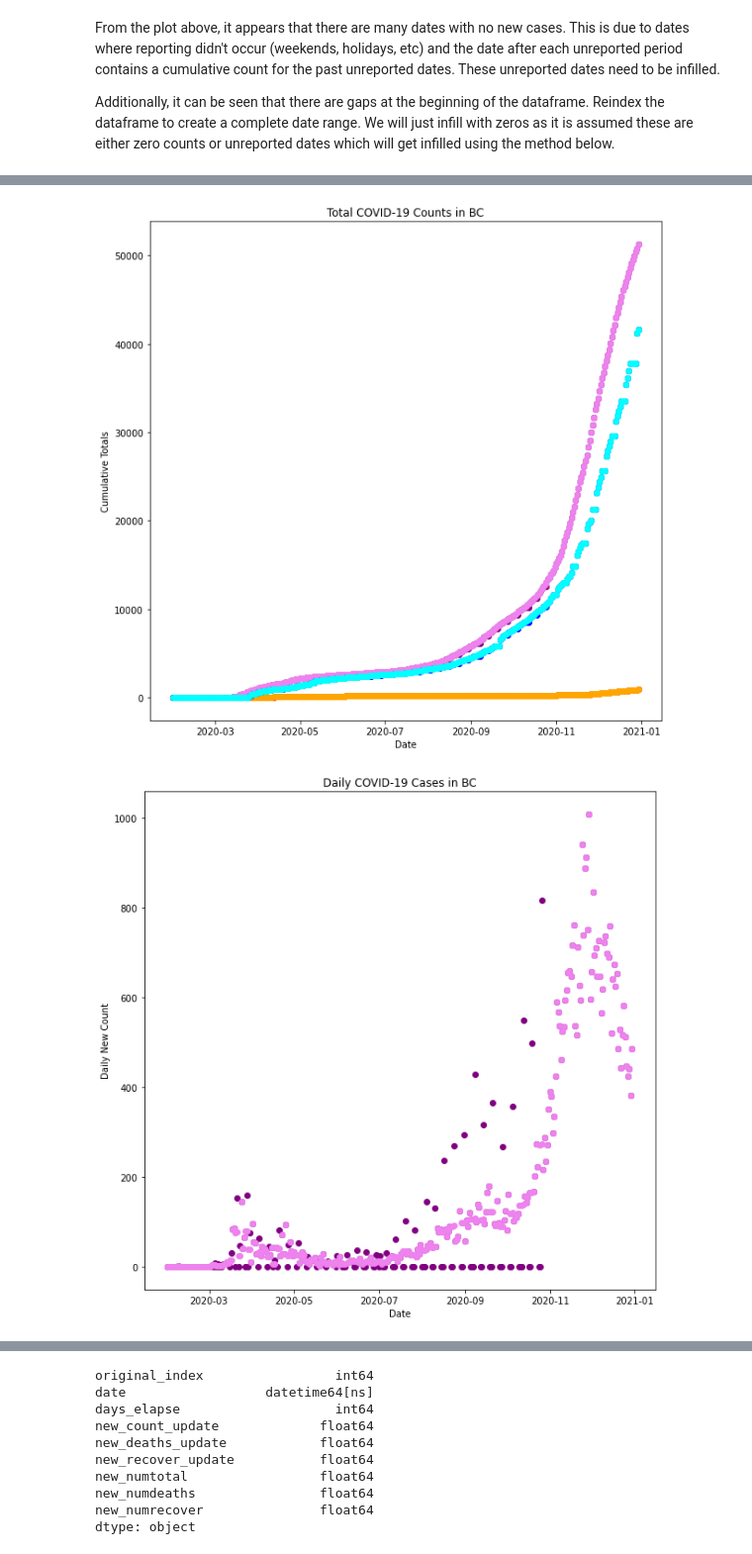
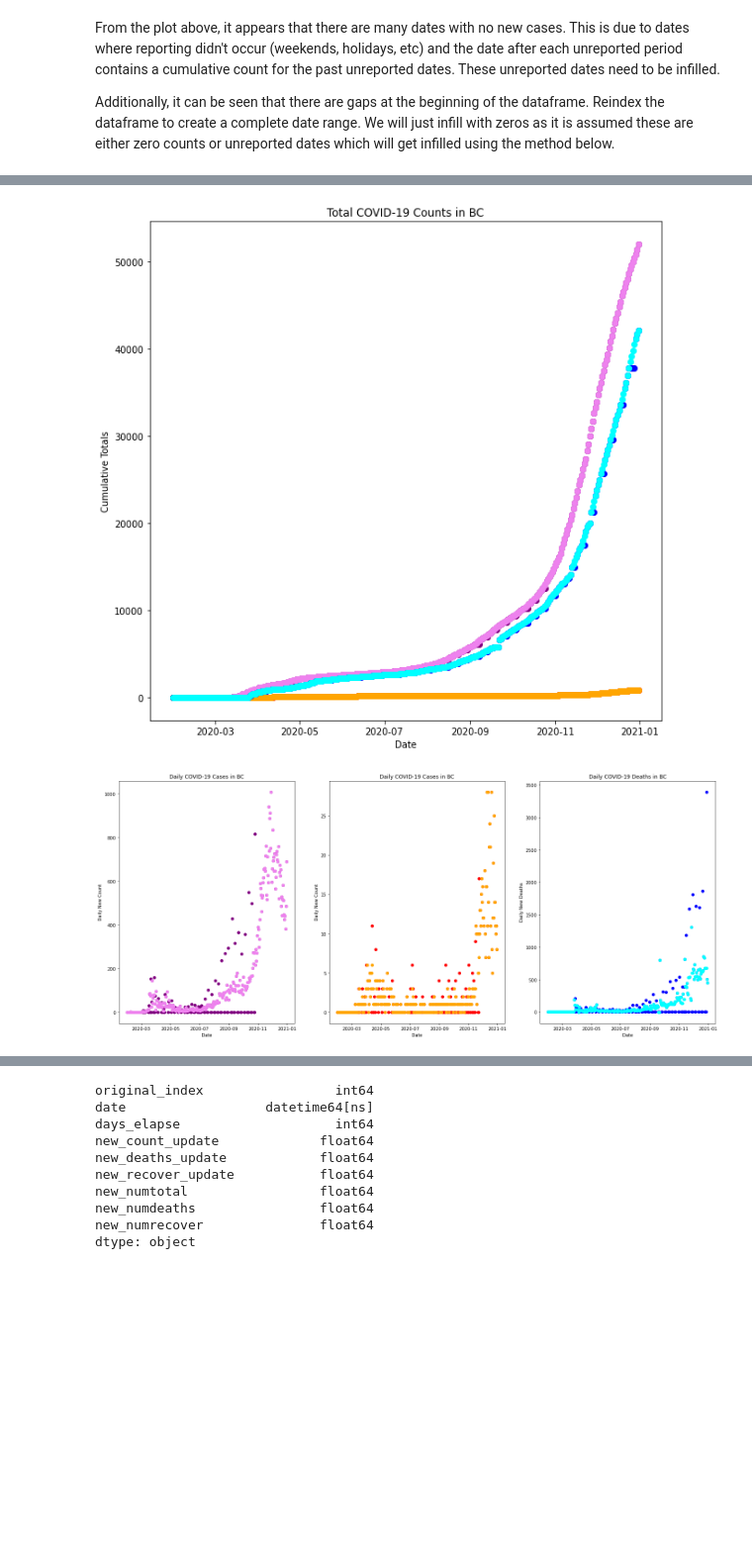
Before and after one commit to WraySmith/COVID_learning, a Jupyter notebook: covid_explore.ipynb, the cells around one changed output, grey strips where cells are left out. Shown at 99% size. Cells and saved outputs as stored; diff of their text form; code cells hidden in the pictures; blank space fills up the shorter version.

Commit message:
move app files update covid_explore

```diff
--- a/covid_explore.ipynb
+++ b/covid_explore.ipynb
@@ -225,12 +225,12 @@ print('inital dataframe length', max_index)
 # work backwards through the data frame removing rows until a non-zero count in encountered
 for i in range(max_index):
     rev_i = max_index - i
-    if covid_3.loc[rev_i, 'new_count'] == 0:
-        covid_3.drop([rev_i], inplace = True)
+    if covid_data.loc[rev_i, 'new_count'] == 0:
+        covid_data.drop([rev_i], inplace = True)
         print("dropped row ", rev_i)
     # break the loop once a non-zero value is found
     else: break
 
-max_index = len(covid_3) - 1
+max_index = len(covid_data) - 1
 print('updated dataframe length', max_index)
 # %% [output]
@@ -310,7 +316,7 @@ for ind, value in enumerate(covid_3['new_count_update']):
 # %%
-# create a new column representing the cumulative values after the corrections above are applied
-covid_3['new_numtotal'] = covid_3['new_count_update'].cumsum()
-covid_3['new_numdeaths'] = covid_3['new_deaths_update'].cumsum()
-covid_3['new_numrecover'] = covid_3['new_recover_update'].cumsum()
+# create new columns representing the cumulative values after the corrections above are applied
+covid_data['new_numtotal'] = covid_data['new_count_update'].cumsum()
+covid_data['new_numdeaths'] = covid_data['new_deaths_update'].cumsum()
+covid_data['new_numrecover'] = covid_data['new_recover_update'].cumsum()
 # %%
 # check that total numbers are preserved
@@ -340,28 +337,28 @@ with pd.option_context('display.max_rows', None, 'display.max_columns', None):
 fig, ax = plt.subplots(figsize=(10, 10))
 
 # Add x-axis and y-axis
-ax.scatter(covid_3['date'],
-        covid_3['numtotal'],
+ax.scatter(covid_data['date'],
+        covid_data['numtotal'],
         color='purple')
 
-ax.scatter(covid_3['date'],
-        covid_3['new_numtotal'],
+ax.scatter(covid_data['date'],
+        covid_data['new_numtotal'],
         color='violet')
 
-ax.scatter(covid_3['date'],
-        covid_3['numdeaths'],
+ax.scatter(covid_data['date'],
+        covid_data['numdeaths'],
         color='red')
 
-ax.scatter(covid_3['date'],
-        covid_3['new_numdeaths'],
+ax.scatter(covid_data['date'],
+        covid_data['new_numdeaths'],
         color='orange')
 
-ax.scatter(covid_3['date'],
-        covid_3['numrecover'],
+ax.scatter(covid_data['date'],
+        covid_data['numrecover'],
         color='blue')
 
-ax.scatter(covid_3['date'],
-        covid_3['new_numrecover'],
+ax.scatter(covid_data['date'],
+        covid_data['new_numrecover'],
         color='cyan')
 
 # Set title and labels for axes
@@ -371,23 +368,48 @@ ax.set(xlabel="Date",
 
 plt.show()
 # %% [output]
-[figure, old version]
+[figure, new version]
 # %%
 # plot individual case counts to show corrections
-fig, ax = plt.subplots(figsize=(10, 10))
+fig, (ax1, ax2, ax3) = plt.subplots(1, 3, figsize=(24, 10))
 
-ax.scatter(covid_3['date'],
-        covid_3['new_count'],
+ax1.scatter(covid_data['date'],
+        covid_data['new_count'],
         color='purple')
 
-ax.scatter(covid_3['date'],
-        covid_3['new_count_update'],
+ax1.scatter(covid_data['date'],
+        covid_data['new_count_update'],
         color='violet')
 
-ax.set(xlabel="Date",
+ax1.set(xlabel="Date",
        ylabel="Daily New Count",
        title="Daily COVID-19 Cases in BC")
 
+ax2.scatter(covid_data['date'],
+        covid_data['new_deaths'],
+        color='red')
+
+ax2.scatter(covid_data['date'],
+        covid_data['new_deaths_update'],
+        color='orange')
+
+ax2.set(xlabel="Date",
+       ylabel="Daily New Count",
+       title="Daily COVID-19 Cases in BC")
+
+ax3.scatter(covid_data['date'],
+        covid_data['new_recover'],
+        color='blue')
+
+ax3.scatter(covid_data['date'],
+        covid_data['new_recover_update'],
+        color='cyan')
+
+ax3.set(xlabel="Date",
+       ylabel="Daily New Deaths",
+       title="Daily COVID-19 Deaths in BC")
+
+
 plt.show()
 # %% [output]
-[figure, old version]
+[figure, new version]
```
Also changed, not shown: parts of 26 cells of this notebook, 7 other files.
